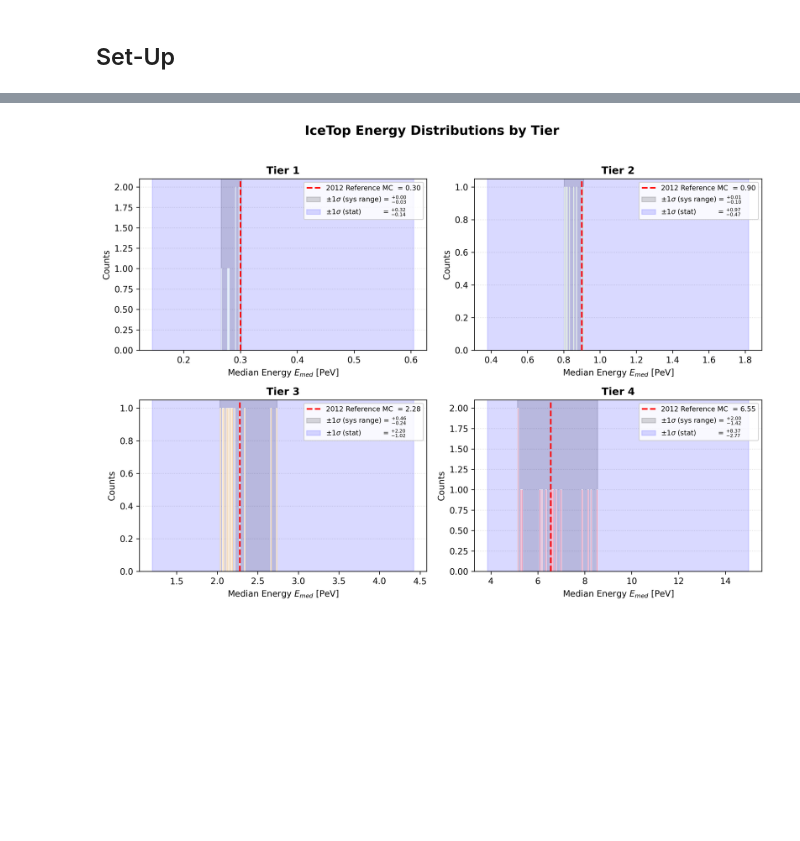
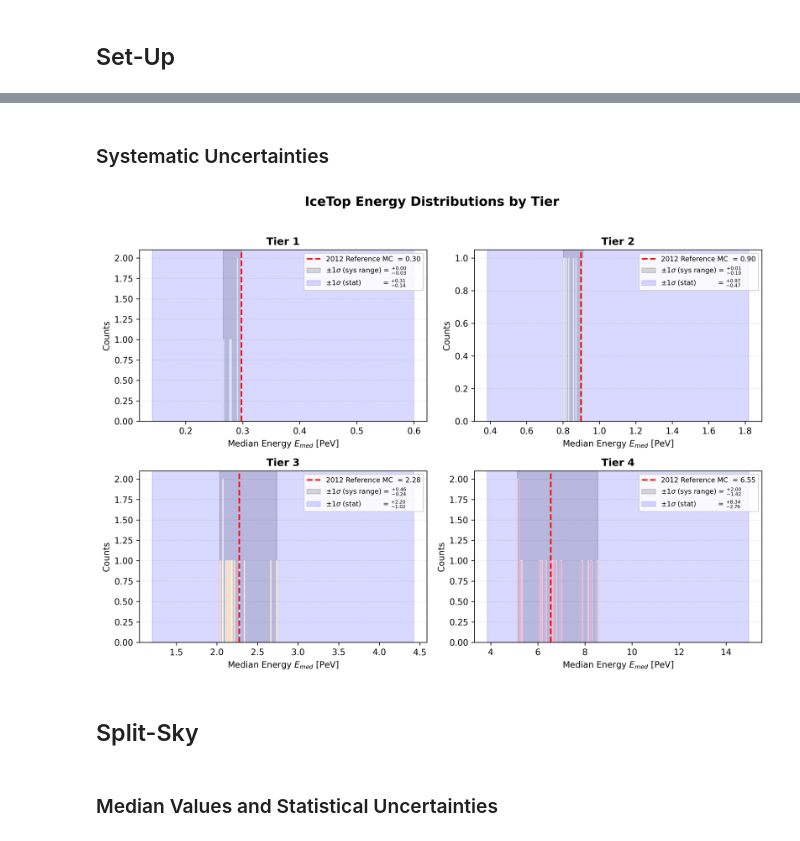
Before and after one commit to bastow-libby/11-year-Update-Paper-Figures, a Jupyter notebook: Table3/IceTop_partial_comp_dict.ipynb, the cells around one changed output, grey strips where cells are left out. Saved outputs shown, nothing was run; the diff lists cells and outputs as text; code cells hidden in the pictures; blank space fills up the shorter version.

Commit message:
Update as part of the new split-sky approach. Cleaned up unnecessary code and introduced all-sky and split-sky outputs, including LaTeX table formatting.

```diff
--- a/Table3/IceTop_partial_comp_dict.ipynb
+++ b/Table3/IceTop_partial_comp_dict.ipynb
@@ -170,0 +48,8 @@ for comp, comp_cut in IC_COMPS.items():
+# %%
+# Load in the SIBYLL2.1 particle sims - note that these will also be your variable names
+KEYS = ['energy', 'particle_type', 'hits', 'reco_pass', 'showerplane_zen', 'laputop_zen', 'Hweights', 'Gweights']
+
+for key in KEYS:
+    sim_file = f'/data/user/tfutrell/it_anisotropy/{year}/{model}/{key}.npy'
+    with open(sim_file, 'rb') as file:
+        globals()[key] = np.load(file)
@@ -226,0 +127,13 @@ GSF
+# %% [markdown]
+### Systematic Uncertainties
+# %%
+SIMS = {
+    'EPOS-LHC': [2012, 2018],
+    'QGSJET-II-04': [2012, 2018],
+    'SIBYLL2.1': [2012, 2015],
+    'SIBYLL2.3': [2012],
+    'SIBYLL2.3d': [2018]
+}
+# %%
+# Store median values for energy in dictionary
+median_dict = {f'Tier {i}':[] for i in range(1,5)}
@@ -227,21 +183,9 @@ GSF
 # %%
-import numpy as np
-import matplotlib.pyplot as plt
-import matplotlib.gridspec as gridspec
+Reference_Emed         = [ref_medians[tier][0] for tier in sorted(ref_medians.keys())]
+Reference_Emed_ErrLow  = [ref_medians[tier][1] for tier in sorted(ref_medians.keys())]
+Reference_Emed_ErrHigh = [ref_medians[tier][2] for tier in sorted(ref_medians.keys())]
 
-IceTop_Tier1 = np.array([0.298, 0.291, 0.291, 0.277, 0.298, 0.279, 0.280, 0.266])
-IceTop_Tier2 = np.array([0.899, 0.819, 0.831, 0.870, 0.910, 0.802, 0.811, 0.856])
-IceTop_Tier3 = np.array([2.275, 2.067, 2.151, 2.179, 2.336, 2.123, 2.192, 2.213, 2.665, 2.737, 2.035, 2.074, 2.110, 2.079, 2.138, 2.167])
-IceTop_Tier4 = np.array([6.554, 6.156, 6.362, 6.086, 6.794, 6.618, 7.003, 6.657, 8.272, 8.548, 5.130, 5.288, 7.874, 5.157, 5.331, 8.136])
-
-# Syst_Emed_ErrLow        = np.array([0.03, 0.10, 0.21, 0.47])
-# Syst_Emed_ErrHigh       = np.array([0.00, 0.01, 0.39, 1.72])
-
-Reference_Emed         = np.array([0.30, 0.90, 2.28, 6.55])
-Reference_Emed_ErrLow  = np.array([0.14, 0.47, 1.02, 2.77])
-Reference_Emed_ErrHigh = np.array([0.32, 0.97, 2.20, 8.37])
-
-tiers = [IceTop_Tier1, IceTop_Tier2, IceTop_Tier3, IceTop_Tier4]
+tiers = [sys_values for tier, sys_values in median_dict.items()]
 tier_labels = ['Tier 1', 'Tier 2', 'Tier 3', 'Tier 4']
 colors = ['#2196F3', '#4CAF50', '#FF9800', '#E91E63']
 
@@ -251,13 +195,14 @@ fig.suptitle('IceTop Energy Distributions by Tier', fontsize=15, fontweight='bol
 axes_flat = axes.flatten()
 
 for i, (data, label, color, ref, errlow, errhigh) in enumerate(zip(tiers, tier_labels, colors, Reference_Emed, Reference_Emed_ErrLow, Reference_Emed_ErrHigh)):
+
     ax = axes_flat[i]
     mean = np.mean(data)
     std  = np.std(data, ddof=1)
     delta = mean - ref
     delta_pct = (delta / ref) * 100
 
-    syshigh  = np.abs(np.max(data) - ref)
+    syshigh = np.abs(np.max(data) - ref)
     syslow  = np.abs(ref - np.min(data))
 
     # Adaptive bin count
@@ -266,32 +211,37 @@ for i, (data, label, color, ref, errlow, errhigh) in enumerate(zip(tiers, tier_l
                                edgecolor='white', linewidth=0.8, zorder=2)
 
     # Mean line
     #ax.axvline(mean, color='black', linewidth=1.8, linestyle='-',  label=f'Mean = {mean:.2f}', zorder=4)
-    # # Reference line
+    # Reference line
     ax.axvline(ref,  color='red',   linewidth=1.8, linestyle='--', label=f'2012 Reference MC  = {ref:.2f}',  zorder=4)
     # ±1σ shading
     #ax.axvspan(mean - std, mean + std, alpha=0.15, color='black', zorder=1, label=f'±1σ (spread) = {std:.2f}')
     ax.axvspan(ref - syslow,  ref + syshigh,  alpha=0.15, color='black', zorder=1, label=r'$\pm1\sigma$ (sys range) = $_{-%.2f}^{+%.2f}$' % (syslow,syshigh))
     ax.axvspan(mean - errlow, mean + errhigh, alpha=0.15, color='blue',  zorder=1, label=r'$\pm1\sigma$ (stat)          = $_{-%.2f}^{+%.2f}$' % (errlow,errhigh))
 
     ax.set_title(label, fontsize=12, fontweight='bold', pad=6)
     ax.set_xlabel('Median Energy $E_{med}$ [PeV]', fontsize=10)
     ax.set_ylabel('Counts', fontsize=10)
     ax.grid(axis='y', alpha=0.4, linestyle=':', zorder=0)
     ax.set_axisbelow(True)
 
     # Stats box
     # sign = '+' if delta >= 0 else ''
     # stats_text = (f'$\\bar{{x}}$ = {mean:.3f}\n'
     #               f'$\\sigma$  = {std:.3f}\n'
     #               f'$\\Delta$  = {sign}{delta:.3f} ({sign}{delta_pct:.1f}%)')
     # ax.text(0.97, 0.96, stats_text, transform=ax.transAxes,
     #         fontsize=9, verticalalignment='top', horizontalalignment='right',
     #         bbox=dict(boxstyle='round,pad=0.4', facecolor='white',
     #                   edgecolor=color, alpha=0.9, linewidth=1.5))
 
     ax.legend(fontsize=8, loc='best', framealpha=0.85)
 
 plt.tight_layout(rect=[0, 0, 1, 0.96])
+plt.show()
 # %% [output]
-[figure, old version]
+[figure, new version]
+# %% [markdown]
+## Split-Sky
+# %% [markdown]
+### Median Values and Statistical Uncertainties
```
Also changed, not shown: parts of 23 cells of this notebook.
